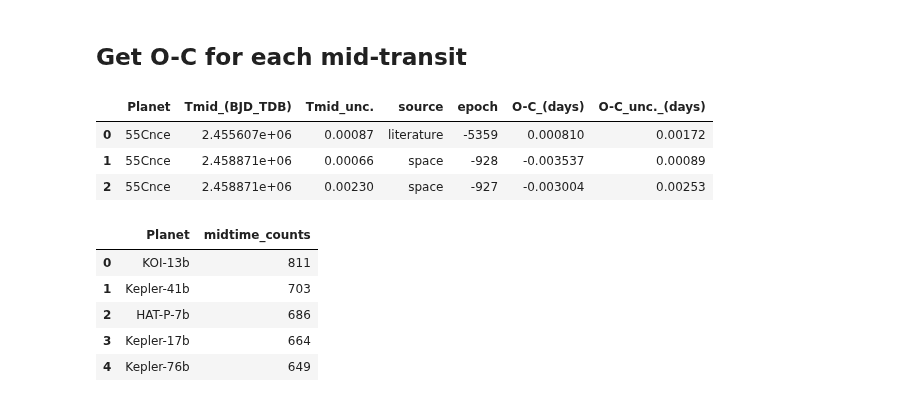
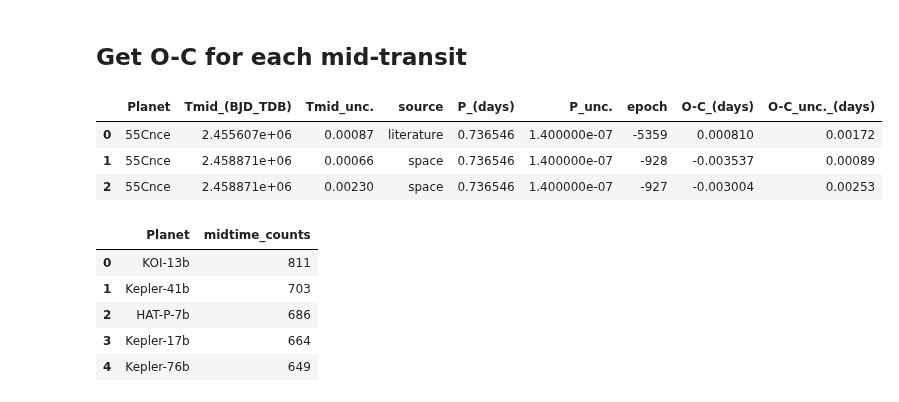
Before and after one commit to chatdanai-s/NATSUME, a Jupyter notebook: validation/Catalog_check/clean_data.ipynb, the cells around one changed output. Drawn from its saved outputs; the diff is of its cells as text; code cells hidden in the pictures.

```diff
--- a/validation/Catalog_check/clean_data.ipynb
+++ b/validation/Catalog_check/clean_data.ipynb
@@ -163,28 +163,28 @@ removed_left
 # %%
 # Merge by planet
 df_OC = df_mid.merge(df_t0p, on='Planet', how='left')
 
 # Acquire epoch and finally O-C [+err]
 df_OC['epoch'] = np.int64(np.round(
     (df_OC['Tmid_(BJD_TDB)'] - df_OC['T0_(BJD_TDB)']) / df_OC['P_(days)']
 ))
 df_OC['O-C_(days)'] = df_OC['Tmid_(BJD_TDB)'] - (df_OC['T0_(BJD_TDB)'] + df_OC['epoch']*df_OC['P_(days)'])
 df_OC['O-C_unc._(days)'] = df_OC['Tmid_unc.'] + df_OC['T0_unc.'] + np.abs(
     (df_OC['epoch'] * df_OC['P_unc.'])
 )
 
 # Drop unused columns
-df_OC = df_OC.drop(columns=['ID', 'T0_(BJD_TDB)', 'T0_unc.', 'P_(days)', 'P_unc.'])
+df_OC = df_OC.drop(columns=['ID', 'T0_(BJD_TDB)', 'T0_unc.'])
 
 # Exoport and show
 EXPORT_FILENAME = r'data_cleaned\all_mid_time_data_with_OC.csv'
 df_OC.to_csv(EXPORT_FILENAME, index=False)
 df_OC.head(3)
 # %% [output]
-|  | Planet | Tmid_(BJD_TDB) | Tmid_unc. | source | epoch | O-C_(days) | O-C_unc._(days) |
-| 0 | 55Cnce | 2.455607e+06 | 0.00087 | literature | -5359 | 0.000810 | 0.00172 |
-| 1 | 55Cnce | 2.458871e+06 | 0.00066 | space | -928 | -0.003537 | 0.00089 |
-| 2 | 55Cnce | 2.458871e+06 | 0.00230 | space | -927 | -0.003004 | 0.00253 |
+|  | Planet | Tmid_(BJD_TDB) | Tmid_unc. | source | P_(days) | P_unc. | epoch | O-C_(days) | O-C_unc._(days) |
+| 0 | 55Cnce | 2.455607e+06 | 0.00087 | literature | 0.736546 | 1.400000e-07 | -5359 | 0.000810 | 0.00172 |
+| 1 | 55Cnce | 2.458871e+06 | 0.00066 | space | 0.736546 | 1.400000e-07 | -928 | -0.003537 | 0.00089 |
+| 2 | 55Cnce | 2.458871e+06 | 0.00230 | space | 0.736546 | 1.400000e-07 | -927 | -0.003004 | 0.00253 |
 # %%
 # Get Number of transits recorded
 df_counts = (
```
Also changed, not shown: 4 other files.
